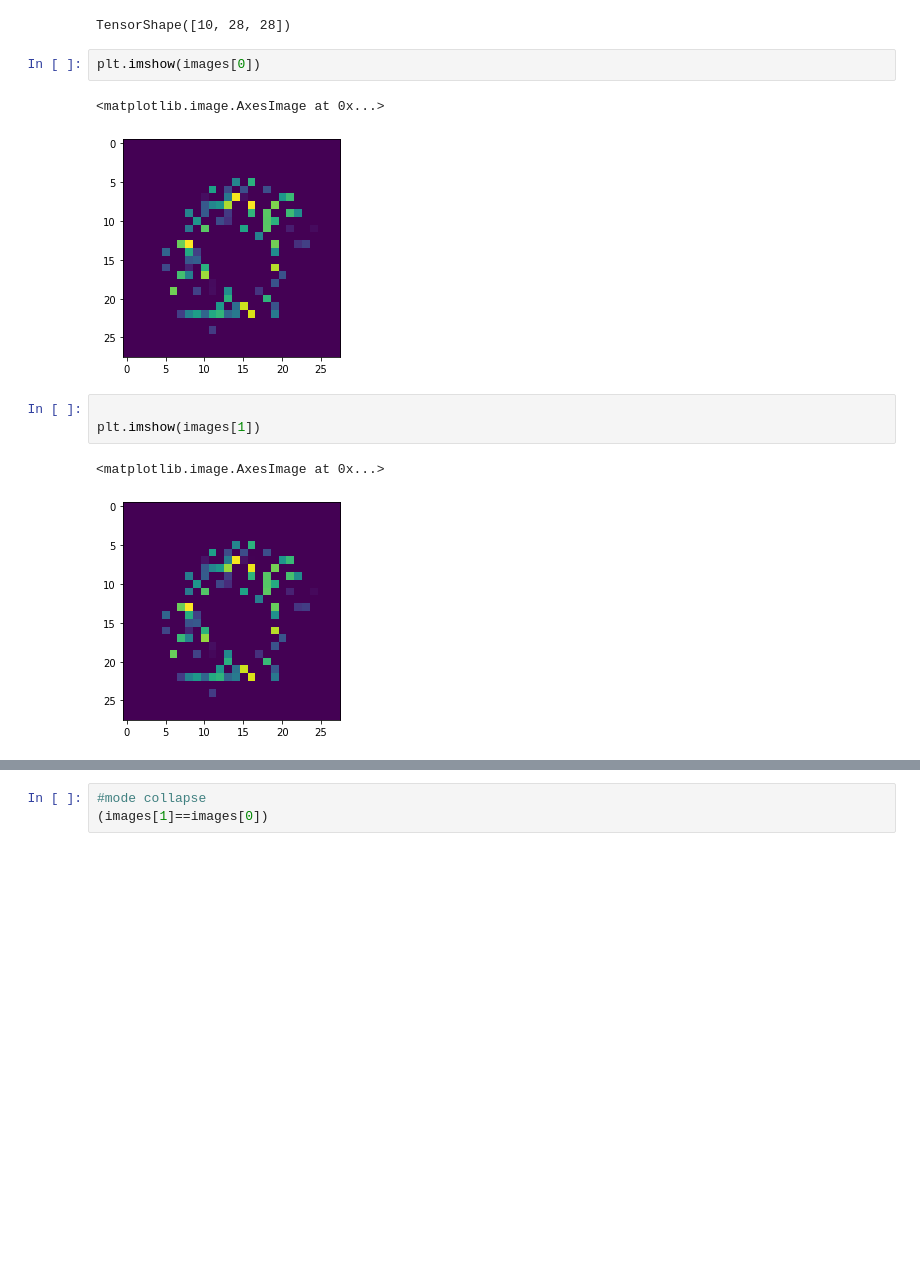
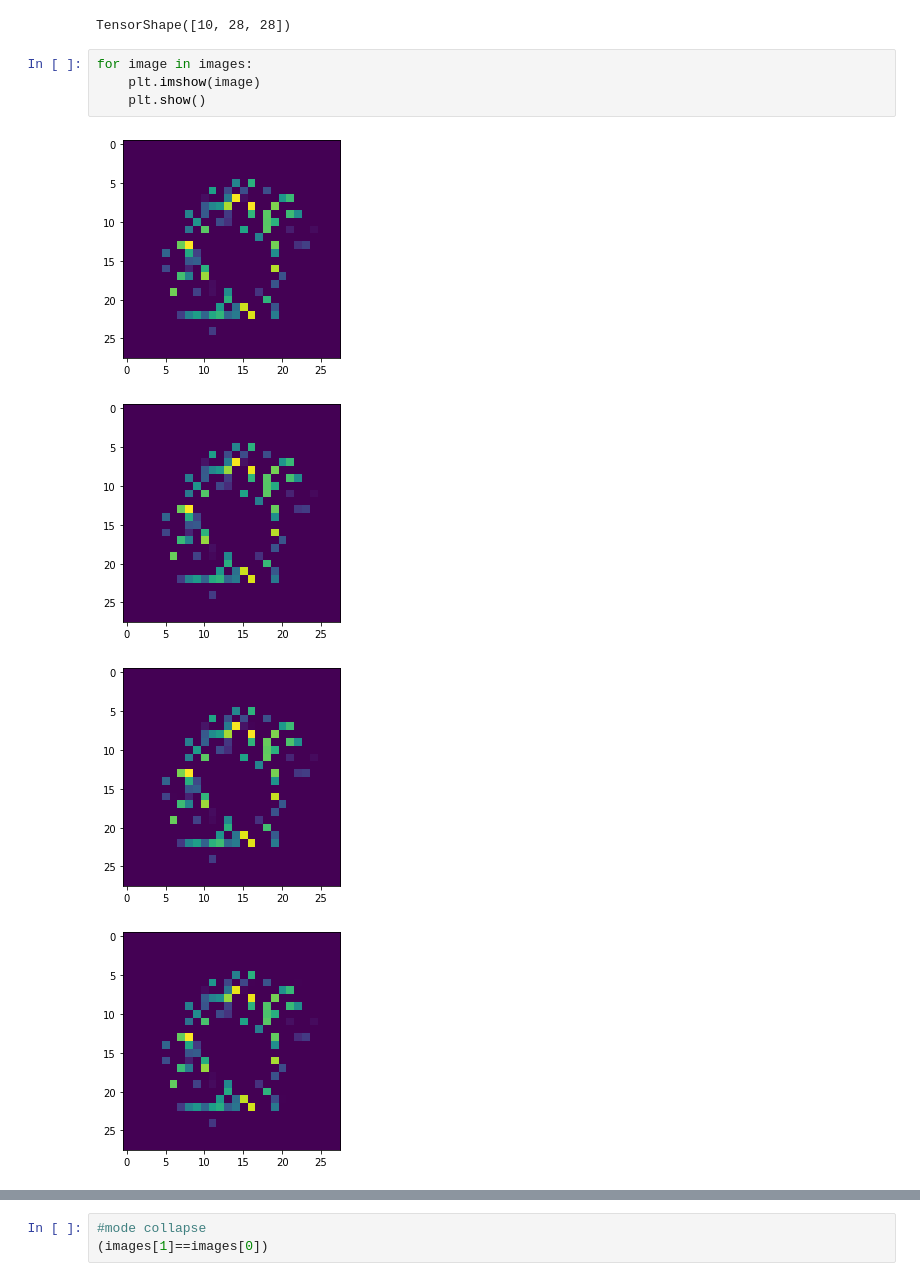
Before and after one commit to tonnyhideyori/tensorflow, a Jupyter notebook: GAN.ipynb, the cells around one changed output, grey strips where cells are left out. Drawn from its saved outputs; the diff is of its cells as text; blank space fills up the shorter version.

```diff
--- a/GAN.ipynb
+++ b/GAN.ipynb
@@ -120,14 +120,12 @@ images=generator(noise)
 images.shape
 # %% [output]
 TensorShape([10, 28, 28])
-# %%
-plt.imshow(images[0])
-# %% [output]
-<matplotlib.image.AxesImage at 0x...>
-[figure, removed]
-# %%
-
-plt.imshow(images[1])
-# %% [output]
-<matplotlib.image.AxesImage at 0x...>
-[figure, removed]
+# %%
+for image in images:
+    plt.imshow(image)
+    plt.show()
+# %% [output]
+[figure, added]
+[figure, added]
+[figure, added]
+[figure, added]
```
Also changed, not shown: parts of 1 cell of this notebook.
